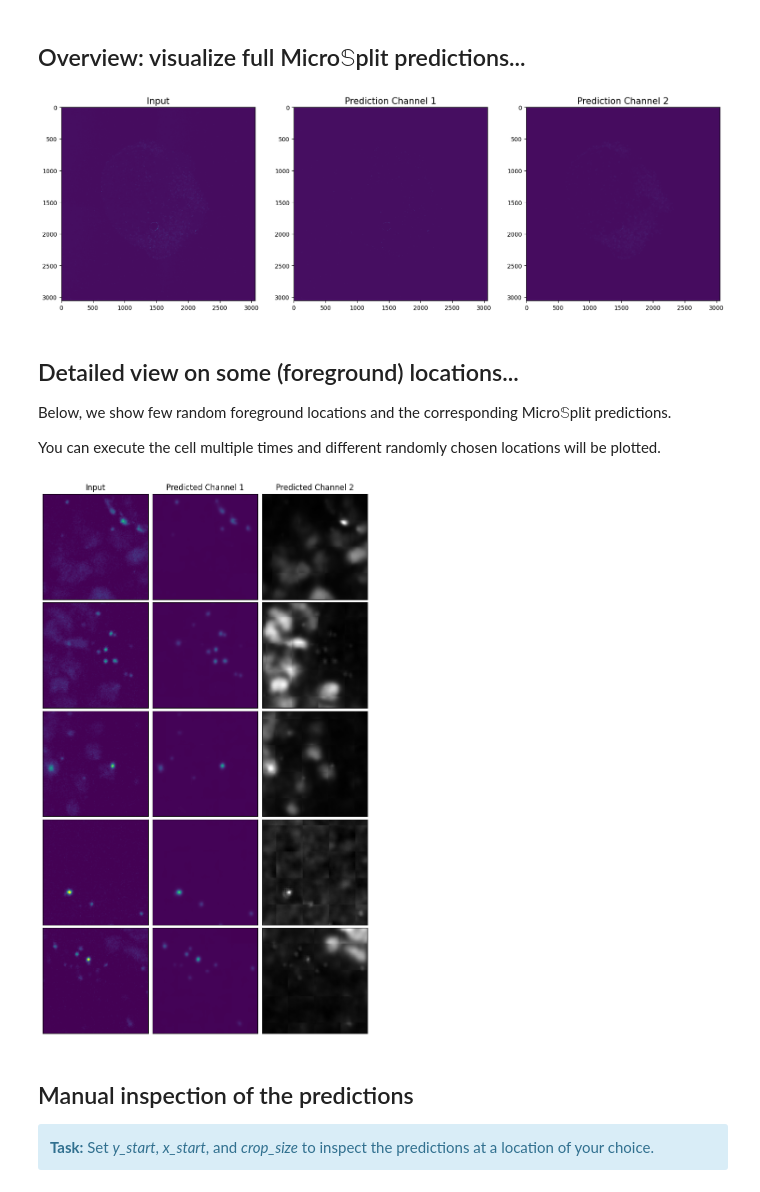
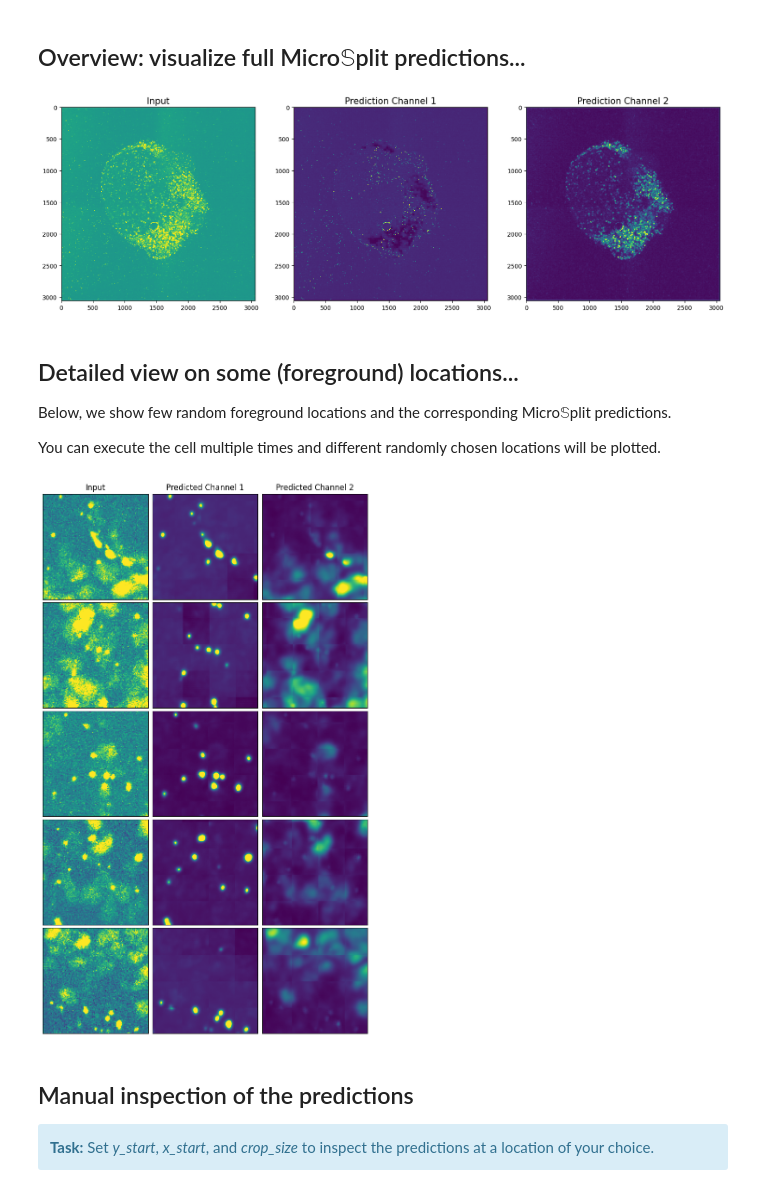
Before and after one commit to broadinstitute/MicroSplit-reproducibility, a Jupyter notebook: examples/2D/HT_H23B/02_predict.ipynb, the cells around one changed output. Saved outputs shown, nothing was run; the diff lists cells and outputs as text; code cells hidden in the pictures.

```diff
--- a/examples/2D/HT_H23B/02_predict.ipynb
+++ b/examples/2D/HT_H23B/02_predict.ipynb
@@ -240,6 +240,8 @@ If a single frame has the size of a typical microscopy image, we cannot feed the
 
 When we perform tiled predicitons, we use '***inner padding***'. See a detailed explanation in our [µSplit paper](https://openaccess.thecvf.com/content/ICCV2023/papers/Ashesh_uSplit_Image_Decomposition_for_Fluorescence_Microscopy_ICCV_2023_paper.pdf), and the schematic below.
 ![InnerAndOuterPadding.png](attachment:dbe65ad8-8c38-45bd-8301-a7e574a84cf2.png)
+# %%
+experiment_params['mmse_count'] = 2
 # %%
 from microsplit_reproducibility.notebook_utils.HT_H23B import get_unnormalized_predictions, get_target, get_input
 
@@ -269,7 +271,7 @@ from microsplit_reproducibility.notebook_utils.HT_H23B import full_frame_evaluat
 
 full_frame_evaluation(inp[0], stitched_predictions[0])
 # %% [output]
-[figure, old version]
+[figure, new version]
 # %% [markdown]
 ## Detailed view on some (foreground) locations...
 Below, we show few random foreground locations and the corresponding <nobr>Micro$\mathbb{S}$plit</nobr> predictions.
@@ -278,36 +280,34 @@ You can execute the cell multiple times and different randomly chosen locations
 # %%
 import numpy as np
 from microsplit_reproducibility.utils.utils import clean_ax
 from microsplit_reproducibility.notebook_utils.HT_H23B import pick_random_patches_with_content
 import matplotlib.pyplot as plt
 
 sample_idx = 0
 img_sz = 128
 rand_locations = pick_random_patches_with_content(tar[sample_idx], 128)
 h_start = rand_locations[2,0] #np.random.randint(stitched_predictions.shape[1] - img_sz)
 w_start = rand_locations[2,1] #np.random.randint(stitched_predictions.shape[2] - img_sz)
 
 ncols = 3
 nrows = min(len(rand_locations), 5)
 fig, ax = plt.subplots(nrows=nrows, ncols=ncols, figsize=(ncols * 3, nrows * 3))
 
 for i, (h_start, w_start) in enumerate(rand_locations[:nrows]):
-    vmin = stitched_predictions[sample_idx][0, 0, ...].min()
-    vmax = stitched_predictions[sample_idx][0, 0, ...].max()
-    ax[i,0].imshow(inp[sample_idx][0][h_start:h_start+img_sz, w_start:w_start+img_sz], vmin=vmin, vmax=vmax)
-    ax[i,1].imshow(stitched_predictions[sample_idx][0, 0, h_start:h_start+img_sz, w_start:w_start+img_sz], vmin=vmin, vmax=vmax)
-    ax[i,2].imshow(stitched_predictions[sample_idx][0, 1, h_start:h_start+img_sz, w_start:w_start+img_sz], cmap='gray')
+    ax[i,0].imshow(inp[sample_idx][0][h_start:h_start+img_sz, w_start:w_start+img_sz], vmax=np.quantile(inp[0], 0.99))
+    ax[i,1].imshow(stitched_predictions[sample_idx][0, 0, h_start:h_start+img_sz, w_start:w_start+img_sz], vmax=np.quantile(inp[0], 0.99))
+    ax[i,2].imshow(stitched_predictions[sample_idx][0, 1, h_start:h_start+img_sz, w_start:w_start+img_sz], vmax=np.quantile(inp[0], 0.99))
 
 for i in range(2):
     ax[0,0].set_title('Input')
     ax[0,1].set_title('Predicted Channel 1')
     ax[0,2].set_title('Predicted Channel 2')
 
 # reduce the spacing between the subplots
 plt.subplots_adjust(wspace=0.03, hspace=0.03)
 clean_ax(ax)
 # %% [output]
-[figure, old version]
+[figure, new version]
 # %% [markdown]
 ## Manual inspection of the predictions
 <div class="alert alert-block alert-info">
```
Also changed, not shown: parts of 1 cell of this notebook, 4 other files.
